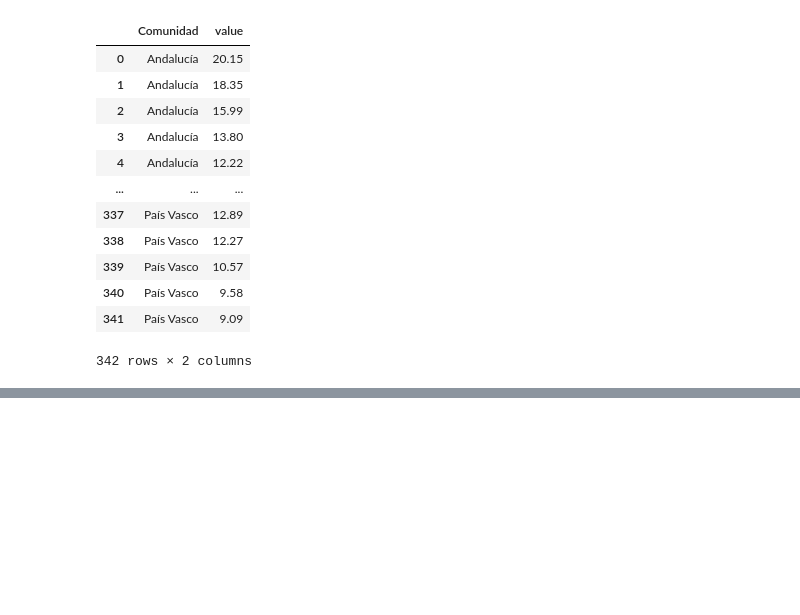
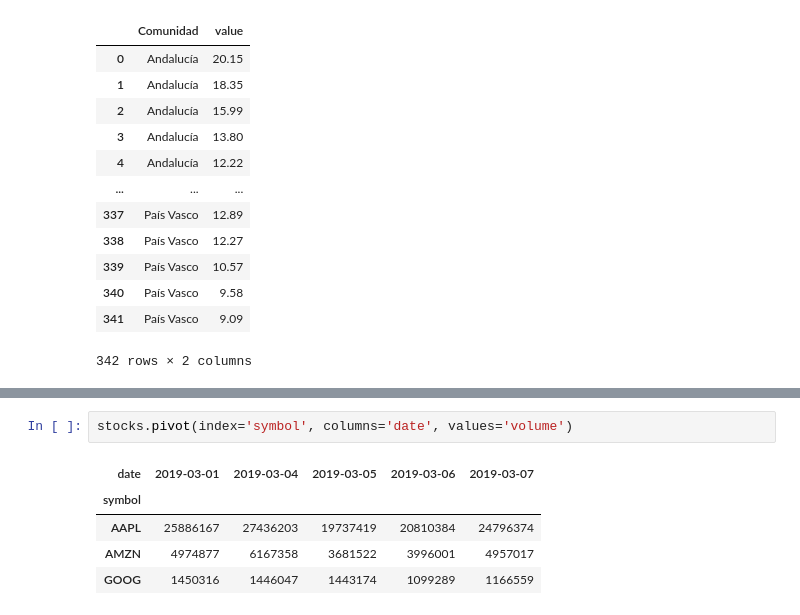
Before and after one commit to RafaelCaballero/APD, a Jupyter notebook: 13Giros.ipynb, the cells around one changed output, grey strips where cells are left out. Saved outputs shown, nothing was run; the diff lists cells and outputs as text; blank space fills up the shorter version.

```diff
--- a/13Giros.ipynb
+++ b/13Giros.ipynb
@@ -239,0 +283,8 @@ df2.melt()
+# %%
+stocks.pivot(index='symbol', columns='date', values='volume')
+# %% [output]
+| date | 2019-03-01 | 2019-03-04 | 2019-03-05 | 2019-03-06 | 2019-03-07 |
+| symbol |  |  |  |  |  |
+| AAPL | 25886167 | 27436203 | 19737419 | 20810384 | 24796374 |
+| AMZN | 4974877 | 6167358 | 3681522 | 3996001 | 4957017 |
+| GOOG | 1450316 | 1446047 | 1443174 | 1099289 | 1166559 |
```
Also changed, not shown: parts of 6 cells of this notebook.
